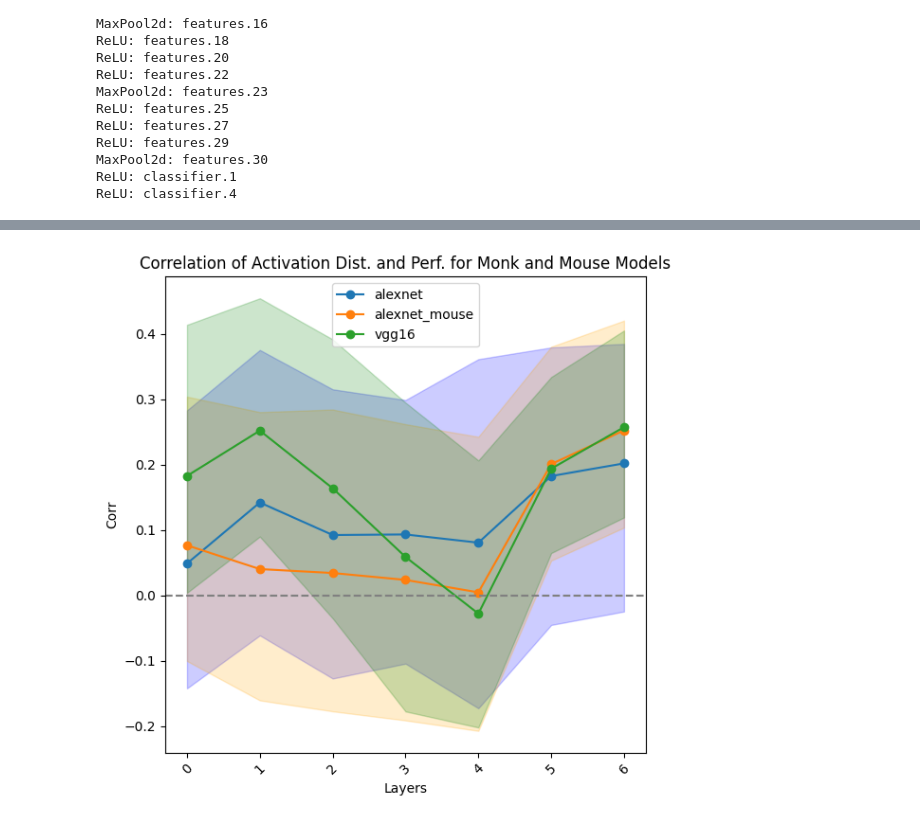
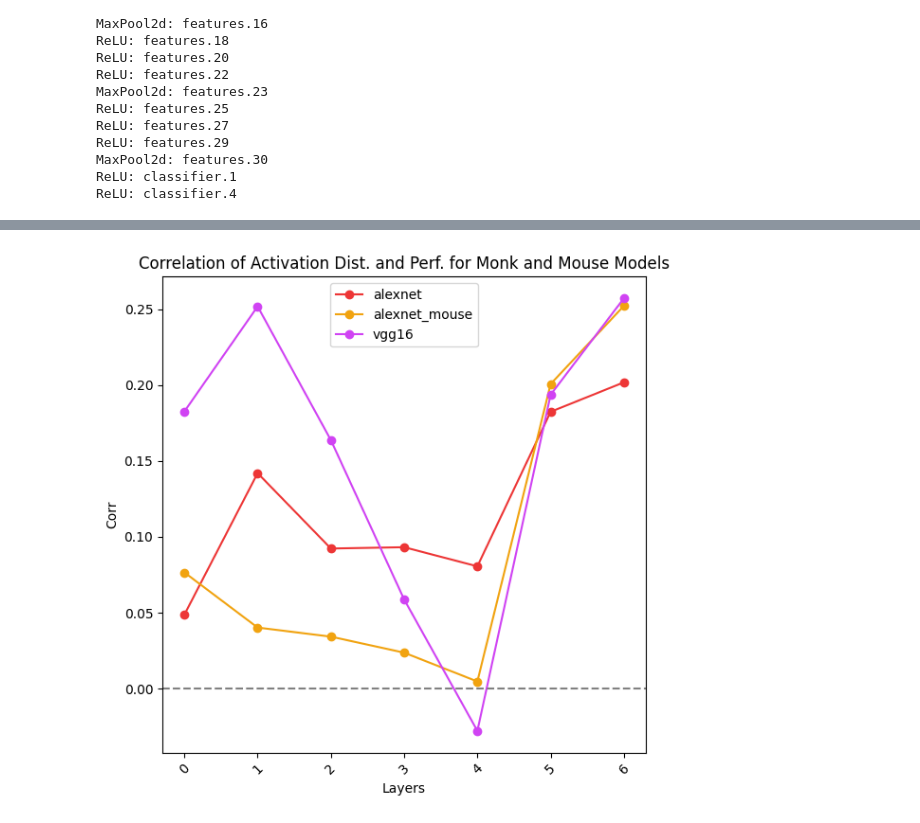
Before and after one commit to emeyer121/TreeShrewObjectRecognition, a Jupyter notebook: 5_behaviorModeling/plotAlexNetBehaviorLayers.ipynb, the cells around one changed output, grey strips where cells are left out. Saved outputs shown, nothing was run; the diff lists cells and outputs as text; code cells hidden in the pictures.

Commit message:
finalizing new modeling analyses and org

```diff
--- a/5_behaviorModeling/plotAlexNetBehaviorLayers.ipynb
+++ b/5_behaviorModeling/plotAlexNetBehaviorLayers.ipynb
@@ -174,3 +174,33 @@ ReLU: features.29
 MaxPool2d: features.30
 ReLU: classifier.1
 ReLU: classifier.4
+# %%
+# load size_differences from distData/taskName/size_differences.csv
+size_diff_path = f'./distData/{taskName}/size_differences.csv'
+size_differences = pd.read_csv(size_diff_path, header=None).values.flatten()
+# %%
+from sklearn.linear_model import LinearRegression
+from scipy.stats import pearsonr
+
+def partial_correlation(x, y, control):
+    """
+    Compute partial correlation between x and y controlling for control variable
+
+    Parameters:
+    x: variable 1 (flattened)
+    y: variable 2 (flattened)
+    control: control variable - size differences (flattened)
+    """
+    # Regress control out of x
+    model_x = LinearRegression()
+    model_x.fit(control.reshape(-1, 1), x.reshape(-1, 1))
+    x_resid = x - model_x.predict(control.reshape(-1, 1)).flatten()
+
+    # Regress control out of y
+    model_y = LinearRegression()
+    model_y.fit(control.reshape(-1, 1), y.reshape(-1, 1))
+    y_resid = y - model_y.predict(control.reshape(-1, 1)).flatten()
+
+    # Correlate the residuals
+    corr, pval = pearsonr(x_resid, y_resid)
+    return corr, pval
@@ -177,6 +279,6 @@ ReLU: classifier.4
 # %%
 network = ['alexnet','alexnet_mouse','vgg16']  # 'alexnet_mouse', 'alexnet', 'vgg16'
-colors = ['blue','orange','green']
+colors = ["#ed3636","#f1a310","#d043f3"]
 
 plt.figure(figsize=(6, 6))
 for nn_idx, nn in enumerate(network):
@@ -192,33 +294,33 @@ for nn_idx, nn in enumerate(network):
     corrData = []
     ciData_lower = []
     ciData_upper = []
     shuffData_lower = []
     shuffData_upper = []
     for lay_idx, layer in enumerate(correlation.keys()):
         # print(layer, (layer in model_layers))
         if layer in model_layers:
             corrData.append(correlation[layer])
             ciData_lower.append(ci_lower[layer])
             ciData_upper.append(ci_upper[layer])
             shuffData_lower.append(shuff_lower[layer])
             shuffData_upper.append(shuff_upper[layer])
 
-    plt.plot(range(len(model_layers)), corrData, label=network[nn_idx], marker='o')
-    plt.fill_between(range(len(model_layers)), ciData_lower, ciData_upper, color=colors[nn_idx], alpha=0.2)
+    plt.plot(range(len(model_layers)), corrData, label=network[nn_idx], marker='o', color=colors[nn_idx])
+    # plt.fill_between(range(len(model_layers)), ciData_lower, ciData_upper, color=colors[nn_idx], alpha=0.2)
 
 plt.axhline(0, color='gray', linestyle='--')
 
 # Adding labels and title
 plt.xlabel('Layers')
 plt.ylabel('Corr')
 plt.title('Correlation of Activation Dist. and Perf. for Monk and Mouse Models')
 plt.xticks(rotation=45)
 plt.legend()
 plt.grid(False)
 plt.tight_layout()
 
 # plt.savefig('./figures/perf_act_correlation_'+ taskName+'.svg', format='svg')
 # plt.savefig('./figures/perf_act_correlation_'+ taskName+'.png', format='png')
 plt.show()
 # %% [output]
-[figure, old version]
+[figure, new version]
```
Also changed, not shown: parts of 3 cells of this notebook, 2 other files.
